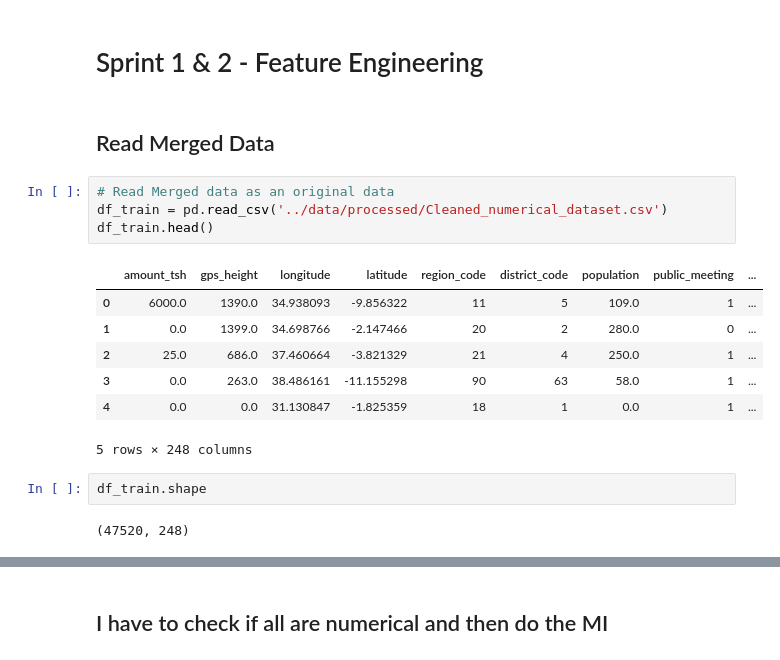
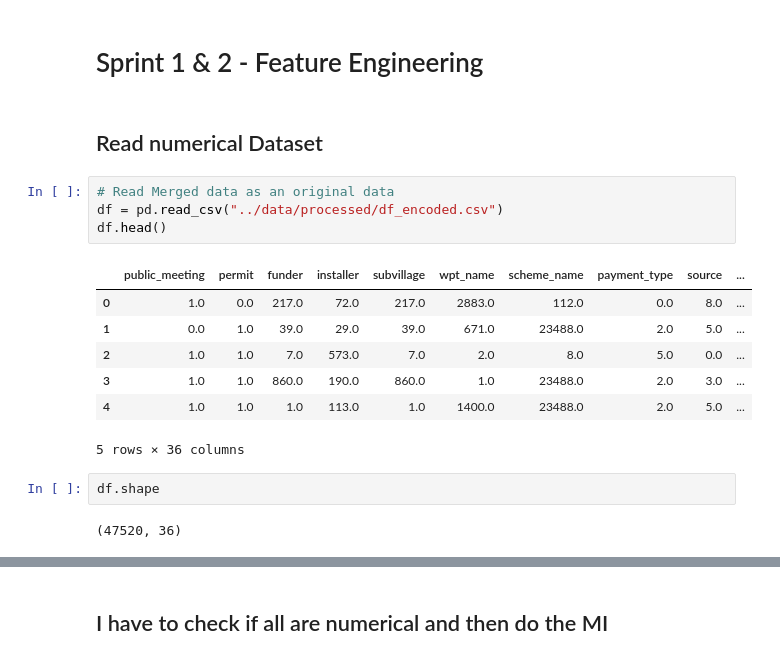
Before and after one commit to fsmariam/HydroLogic, a Jupyter notebook: notebooks/feature_engineering.ipynb, the cells around one changed output, grey strips where cells are left out. Cells and saved outputs as stored; diff of their text form.

```diff
--- a/notebooks/feature_engineering.ipynb
+++ b/notebooks/feature_engineering.ipynb
@@ -42,20 +42,20 @@ import joblib
 # %% [markdown]
 # Sprint 1 & 2 - Feature Engineering
 # %% [markdown]
-## Read Merged Data
+## Read numerical Dataset
 # %%
 # Read Merged data as an original data
-df_train = pd.read_csv('../data/processed/Cleaned_numerical_dataset.csv')
-df_train.head()
+df = pd.read_csv("../data/processed/df_encoded.csv")
+df.head()
 # %% [output]
-|  | amount_tsh | gps_height | longitude | latitude | region_code | district_code | population | public_meeting | ... |
-| 0 | 6000.0 | 1390.0 | 34.938093 | -9.856322 | 11 | 5 | 109.0 | 1 | ... |
-| 1 | 0.0 | 1399.0 | 34.698766 | -2.147466 | 20 | 2 | 280.0 | 0 | ... |
-| 2 | 25.0 | 686.0 | 37.460664 | -3.821329 | 21 | 4 | 250.0 | 1 | ... |
-| 3 | 0.0 | 263.0 | 38.486161 | -11.155298 | 90 | 63 | 58.0 | 1 | ... |
-| 4 | 0.0 | 0.0 | 31.130847 | -1.825359 | 18 | 1 | 0.0 | 1 | ... |
+|  | public_meeting | permit | funder | installer | subvillage | wpt_name | scheme_name | payment_type | source | ... |
+| 0 | 1.0 | 0.0 | 217.0 | 72.0 | 217.0 | 2883.0 | 112.0 | 0.0 | 8.0 | ... |
+| 1 | 0.0 | 1.0 | 39.0 | 29.0 | 39.0 | 671.0 | 23488.0 | 2.0 | 5.0 | ... |
+| 2 | 1.0 | 1.0 | 7.0 | 573.0 | 7.0 | 2.0 | 8.0 | 5.0 | 0.0 | ... |
+| 3 | 1.0 | 1.0 | 860.0 | 190.0 | 860.0 | 1.0 | 23488.0 | 2.0 | 3.0 | ... |
+| 4 | 1.0 | 1.0 | 1.0 | 113.0 | 1.0 | 1400.0 | 23488.0 | 2.0 | 5.0 | ... |
-5 rows × 248 columns
+5 rows × 36 columns
 # %%
-df_train.shape
+df.shape
 # %% [output]
-(47520, 248)
+(47520, 36)
```
Also changed, not shown: parts of 97 cells of this notebook, 29 other files.
